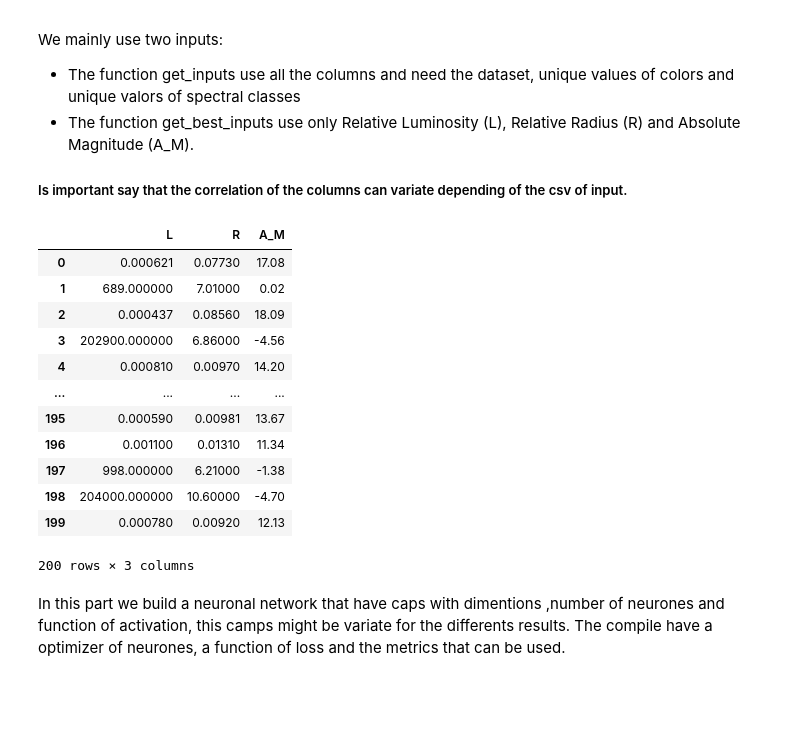
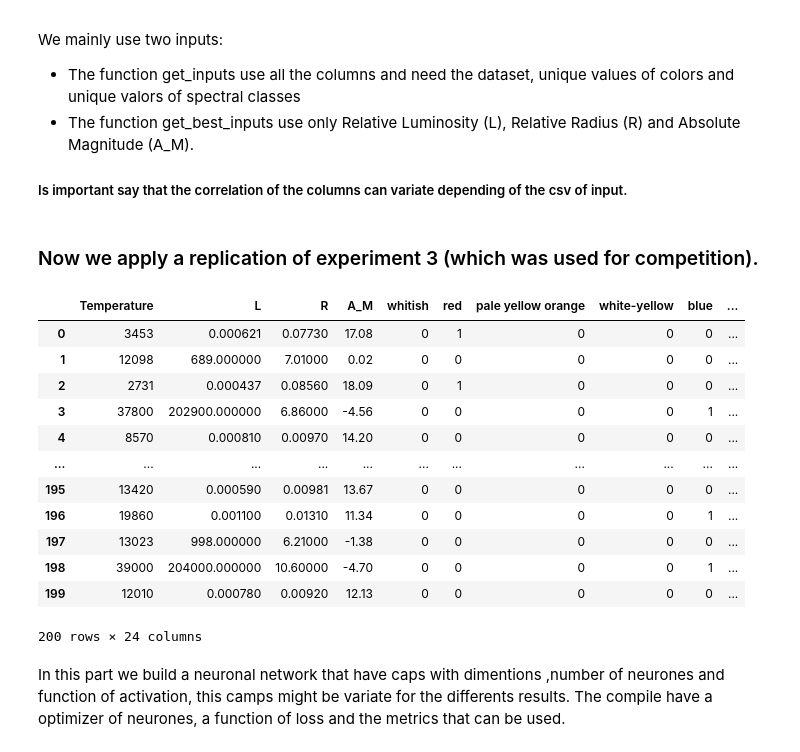
Before and after one commit to AlvaroCori/SIS_INTEL_PRACTICA_7, a Jupyter notebook: Neuronal Network2.ipynb, the cells around one changed output. Cells and saved outputs as stored; diff of their text form; code cells hidden in the pictures; blank space fills up the shorter version.

```diff
--- a/Neuronal Network2.ipynb
+++ b/Neuronal Network2.ipynb
@@ -223,25 +223,27 @@ We mainly use two inputs:
 
 
 ##### Is important say that the correlation of the columns can variate depending of the csv of input.
+# %% [markdown]
+### Now we apply a replication of experiment 3 (which was used for competition).
 # %%
 types = stars.iloc[:,-1]
-stars_inputs = get_best_inputs(stars)
-#stars_inputs = get_inputs(stars,colors, spectral_classes)
+#stars_inputs = get_best_inputs(stars)
+stars_inputs = get_inputs(stars,colors, spectral_classes)
 stars_inputs
 # %% [output]
-|  | L | R | A_M |
-| 0 | 0.000621 | 0.07730 | 17.08 |
-| 1 | 689.000000 | 7.01000 | 0.02 |
-| 2 | 0.000437 | 0.08560 | 18.09 |
-| 3 | 202900.000000 | 6.86000 | -4.56 |
-| 4 | 0.000810 | 0.00970 | 14.20 |
-| ... | ... | ... | ... |
-| 195 | 0.000590 | 0.00981 | 13.67 |
-| 196 | 0.001100 | 0.01310 | 11.34 |
-| 197 | 998.000000 | 6.21000 | -1.38 |
-| 198 | 204000.000000 | 10.60000 | -4.70 |
-| 199 | 0.000780 | 0.00920 | 12.13 |
+|  | Temperature | L | R | A_M | whitish | red | pale yellow orange | white-yellow | blue | ... |
+| 0 | 3453 | 0.000621 | 0.07730 | 17.08 | 0 | 1 | 0 | 0 | 0 | ... |
+| 1 | 12098 | 689.000000 | 7.01000 | 0.02 | 0 | 0 | 0 | 0 | 0 | ... |
+| 2 | 2731 | 0.000437 | 0.08560 | 18.09 | 0 | 1 | 0 | 0 | 0 | ... |
+| 3 | 37800 | 202900.000000 | 6.86000 | -4.56 | 0 | 0 | 0 | 0 | 1 | ... |
+| 4 | 8570 | 0.000810 | 0.00970 | 14.20 | 0 | 0 | 0 | 0 | 0 | ... |
+| ... | ... | ... | ... | ... | ... | ... | ... | ... | ... | ... |
+| 195 | 13420 | 0.000590 | 0.00981 | 13.67 | 0 | 0 | 0 | 0 | 0 | ... |
+| 196 | 19860 | 0.001100 | 0.01310 | 11.34 | 0 | 0 | 0 | 0 | 1 | ... |
+| 197 | 13023 | 998.000000 | 6.21000 | -1.38 | 0 | 0 | 0 | 0 | 0 | ... |
+| 198 | 39000 | 204000.000000 | 10.60000 | -4.70 | 0 | 0 | 0 | 0 | 1 | ... |
+| 199 | 12010 | 0.000780 | 0.00920 | 12.13 | 0 | 0 | 0 | 0 | 0 | ... |
-200 rows × 3 columns
+200 rows × 24 columns
 # %%
 index_list = rand_index(stars.shape[0])
 x_train, y_train, x_test, y_test = select_variables(stars_inputs,types,index_list, 160)
```
Also changed, not shown: parts of 12 cells of this notebook, 4 other files.
